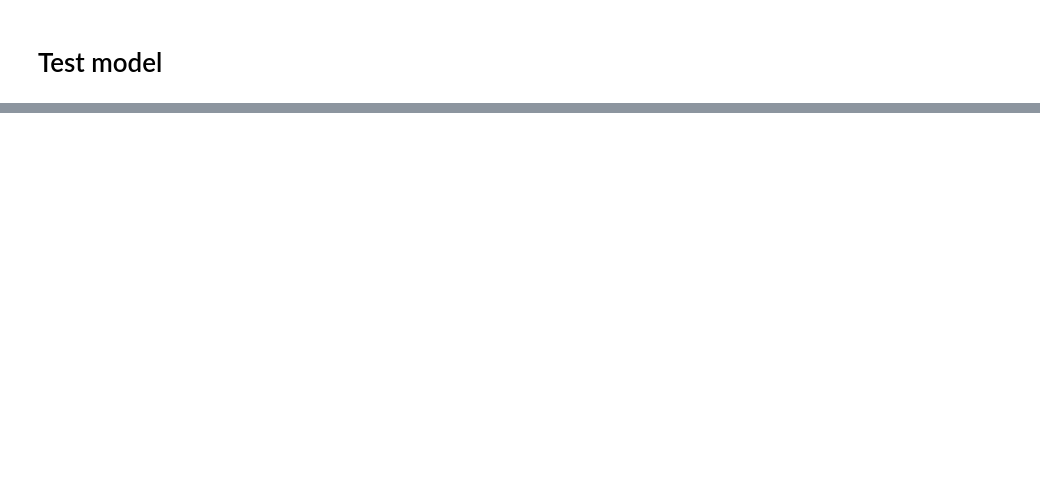
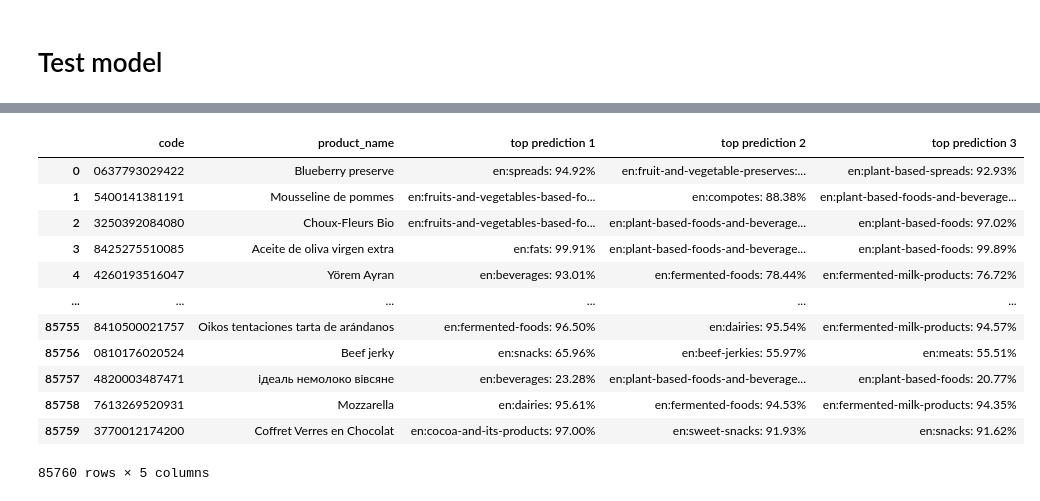
Before and after one commit to openfoodfacts/off-category-classification, a Jupyter notebook: experiments/Train.ipynb, the cells around one changed output, grey strips where cells are left out. Saved outputs shown, nothing was run; the diff lists cells and outputs as text; code cells hidden in the pictures; blank space fills up the shorter version.

```diff
--- a/experiments/Train.ipynb
+++ b/experiments/Train.ipynb
@@ -353,0 +339,9 @@ plot_training_stat(stats, 'binary_accuracy', ax2)
+# %%
+SAVED_MODEL_DIR = MODEL_DIR / 'saved_model'
+
+@tf.function
+def serving_func(*args, **kwargs):
+    preds = model(*args, **kwargs)
+    return top_labeled_predictions(preds, categories_vocab, k=50)
+
+save_model(SAVED_MODEL_DIR, model, categories_vocab, serving_func)
@@ -354,6 +353,5 @@ plot_training_stat(stats, 'binary_accuracy', ax2)
 # %% [markdown]
 # Test model
 # %%
-training_model = load_training_model(MODEL_DIR)
-serving_model = load_serving_model(MODEL_DIR)
+m, labels = load_model(SAVED_MODEL_DIR)
 # %% [output]
@@ -392,7 +365,6 @@ array([[9.2338169e-01, 9.1812074e-01, 1.1689961e-03, ..., 2.3601480e-08,
 # %%
 %%time
 
-serving_pred_test = serving_model.predict(ds_test.padded_batch(128))
-
-serving_pred_test
+preds_test = m.predict(ds_test.padded_batch(128))
+preds_test
 # %% [output]
@@ -437,0 +386,4 @@ Wall time: 16 s
+# %%
+# This is the function exported as the default serving function in our saved model
+top_preds_test = top_labeled_predictions(preds_test, labels, k=3)
+top_preds_test
@@ -438,3 +408,26 @@ Wall time: 16 s
+# %%
+# Same data, but pretty
+pred_table_test = top_predictions_table(top_preds_test)
+
+# Add some interpretable features to the final table
+# Table must be row-aligned with predictions above (= taken from same data sample)
+extra_cols_test = as_dataframe(select_features(ds_test, ['code', 'product_name']))
+
+pd.concat([extra_cols_test, pred_table_test], axis=1)
+# %% [output]
+|  | code | product_name | top prediction 1 | top prediction 2 | top prediction 3 |
+| 0 | 0637793029422 | Blueberry preserve | en:spreads: 94.92% | en:fruit-and-vegetable-preserves:... | en:plant-based-spreads: 92.93% |
+| 1 | 5400141381191 | Mousseline de pommes | en:fruits-and-vegetables-based-fo... | en:compotes: 88.38% | en:plant-based-foods-and-beverage... |
+| 2 | 3250392084080 | Choux-Fleurs Bio | en:fruits-and-vegetables-based-fo... | en:plant-based-foods-and-beverage... | en:plant-based-foods: 97.02% |
+| 3 | 8425275510085 | Aceite de oliva virgen extra | en:fats: 99.91% | en:plant-based-foods-and-beverage... | en:plant-based-foods: 99.89% |
+| 4 | 4260193516047 | Yörem Ayran | en:beverages: 93.01% | en:fermented-foods: 78.44% | en:fermented-milk-products: 76.72% |
+| ... | ... | ... | ... | ... | ... |
+| 85755 | 8410500021757 | Oikos tentaciones tarta de arándanos | en:fermented-foods: 96.50% | en:dairies: 95.54% | en:fermented-milk-products: 94.57% |
+| 85756 | 0810176020524 | Beef jerky | en:snacks: 65.96% | en:beef-jerkies: 55.97% | en:meats: 55.51% |
+| 85757 | 4820003487471 | ідеаль немолоко вівсяне | en:beverages: 23.28% | en:plant-based-foods-and-beverage... | en:plant-based-foods: 20.77% |
+| 85758 | 7613269520931 | Mozzarella | en:dairies: 95.61% | en:fermented-foods: 94.53% | en:fermented-milk-products: 94.35% |
+| 85759 | 3770012174200 | Coffret Verres en Chocolat | en:cocoa-and-its-products: 97.00% | en:sweet-snacks: 91.93% | en:snacks: 91.62% |
+85760 rows × 5 columns
 # %%
 # codecarbon - stop tracking
 tracker.stop()
```
Also changed, not shown: parts of 20 cells of this notebook, 5 other files.
